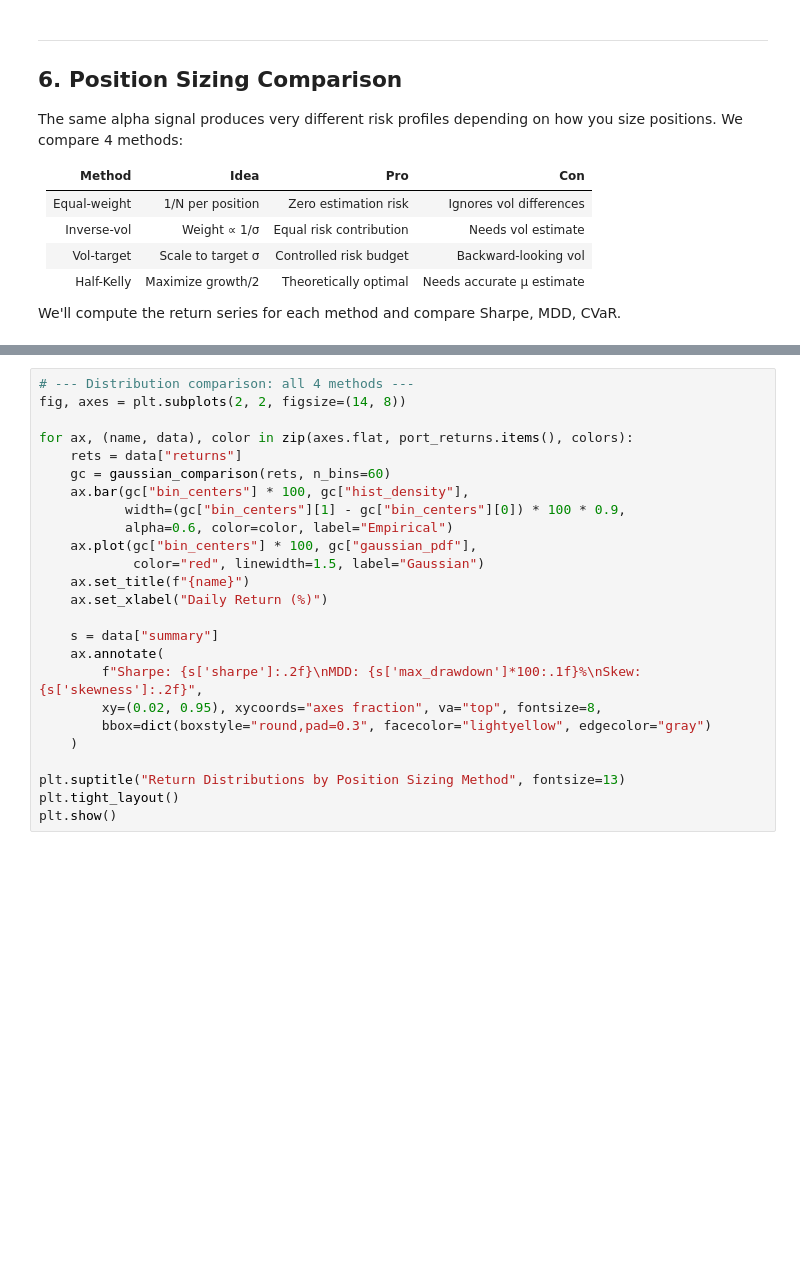
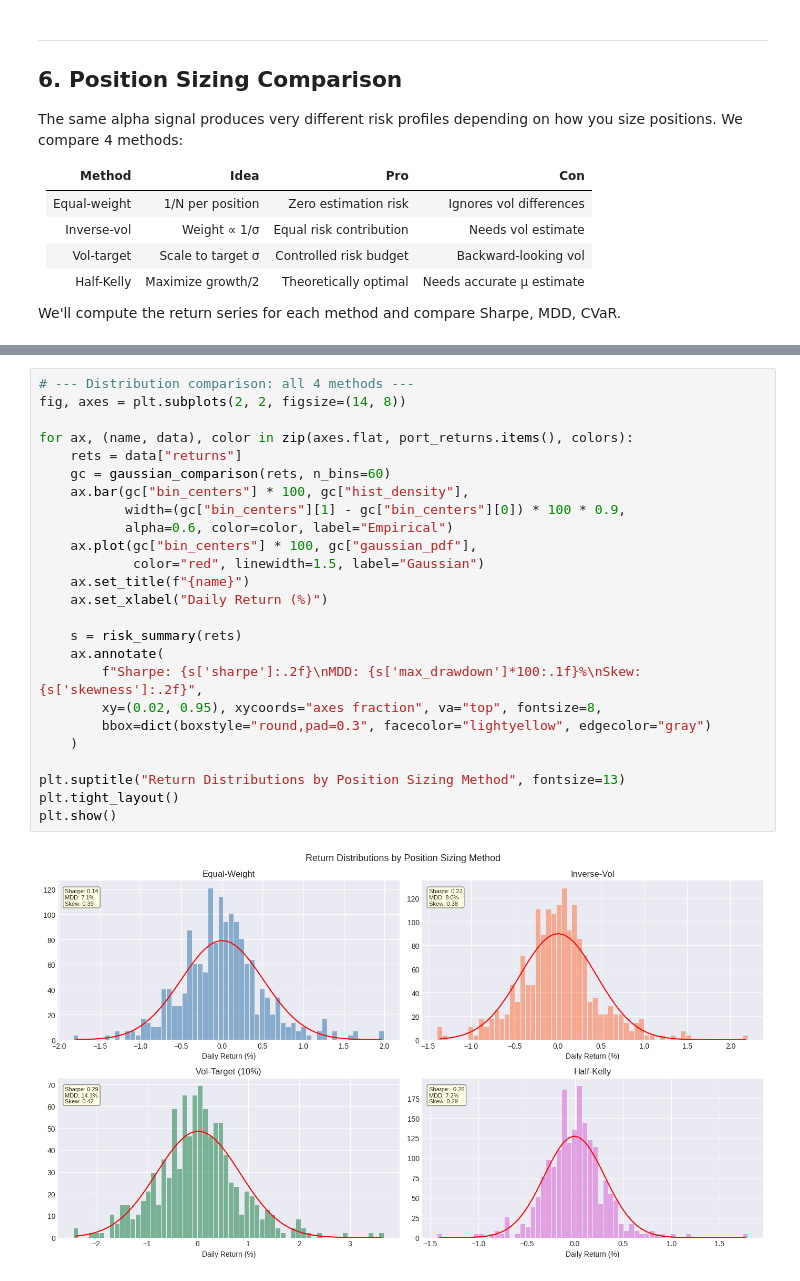
Before and after one commit to JerryHong08/jerryquant101, a Jupyter notebook: notebooks/risk_analysis.ipynb, the cells around one changed output, grey strips where cells are left out. Cells and saved outputs as stored; diff of their text form; blank space fills up the shorter version.

```diff
--- a/notebooks/risk_analysis.ipynb
+++ b/notebooks/risk_analysis.ipynb
@@ -678,28 +742,30 @@ plt.show()
 # %%
 # --- Distribution comparison: all 4 methods ---
 fig, axes = plt.subplots(2, 2, figsize=(14, 8))
 
 for ax, (name, data), color in zip(axes.flat, port_returns.items(), colors):
     rets = data["returns"]
     gc = gaussian_comparison(rets, n_bins=60)
     ax.bar(gc["bin_centers"] * 100, gc["hist_density"],
            width=(gc["bin_centers"][1] - gc["bin_centers"][0]) * 100 * 0.9,
            alpha=0.6, color=color, label="Empirical")
     ax.plot(gc["bin_centers"] * 100, gc["gaussian_pdf"],
             color="red", linewidth=1.5, label="Gaussian")
     ax.set_title(f"{name}")
     ax.set_xlabel("Daily Return (%)")
 
-    s = data["summary"]
+    s = risk_summary(rets)
     ax.annotate(
         f"Sharpe: {s['sharpe']:.2f}\nMDD: {s['max_drawdown']*100:.1f}%\nSkew: {s['skewness']:.2f}",
         xy=(0.02, 0.95), xycoords="axes fraction", va="top", fontsize=8,
         bbox=dict(boxstyle="round,pad=0.3", facecolor="lightyellow", edgecolor="gray")
     )
 
 plt.suptitle("Return Distributions by Position Sizing Method", fontsize=13)
 plt.tight_layout()
 plt.show()
+# %% [output]
+[figure, added]
 # %% [markdown]
 ---
 
```
Also changed, not shown: parts of 9 cells of this notebook, 3 other files.
